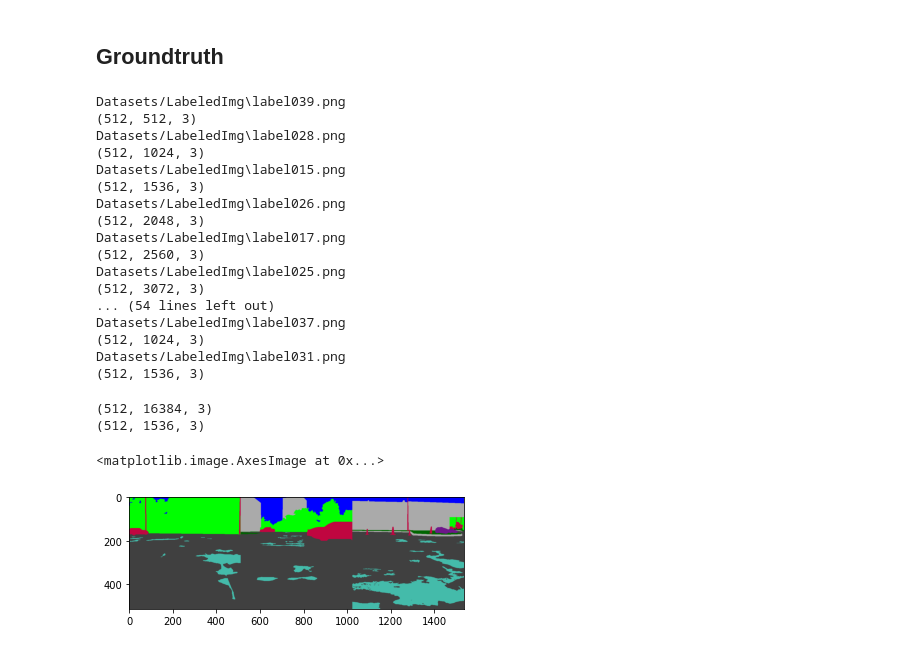
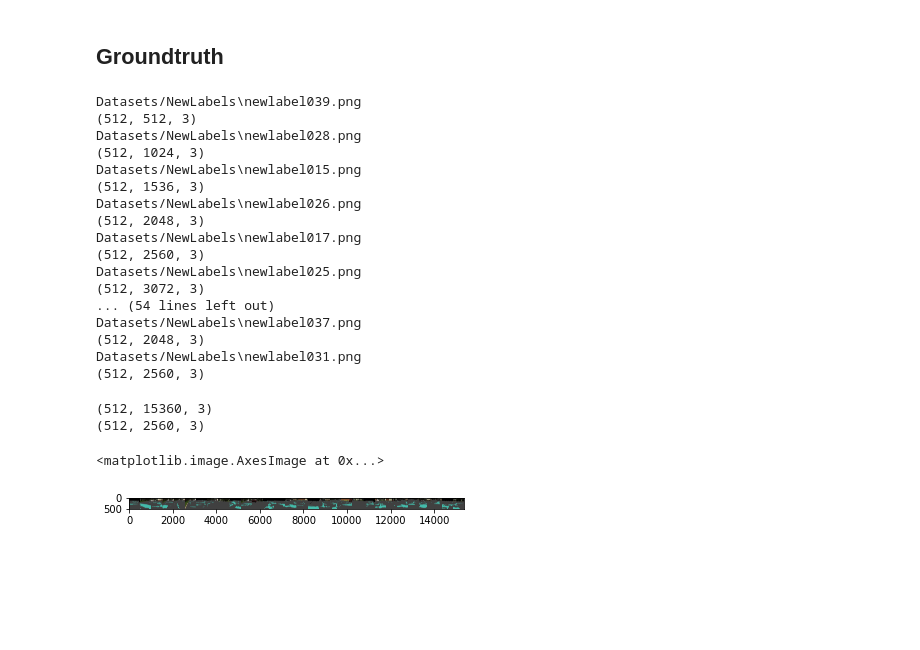
Before and after one commit to Avic3nna/DeepHyperX-MV2021, a Jupyter notebook: concat_all.ipynb, the cells around one changed output. Saved outputs shown, nothing was run; the diff lists cells and outputs as text; code cells hidden in the pictures; blank space fills up the shorter version.

```diff
--- a/concat_all.ipynb
+++ b/concat_all.ipynb
@@ -52,12 +52,12 @@ import random
 import os
 import glob
 
-
-label_folder = 'Datasets/LabeledImg/*.png'
+print(os.getcwd())
+label_folder = 'Datasets/NewLabels/*.png'
 hsi_folder = 'Datasets/WATER_HSI/*.hdr'
 
-labels = glob.glob(label_folder)
-train = glob.glob(hsi_folder)
+labels = (glob.glob(label_folder))
+train = (glob.glob(hsi_folder))
 print(labels[0:4])
 print(train[0:4])
 
@@ -81,7 +82,7 @@ import matplotlib.pyplot as plt
 import os
 
 hsi_folder = 'Datasets/WATER_HSI/'
-max_train = 32
+max_train = 30
 arr_mix_train = 0
 arr_mix_test = 0
 i = 0
@@ -103,6 +104,7 @@ for file in train:
         else:
             arr_mix_train = np.concatenate((arr_mix_train, arr), axis = 1)
             print(arr_mix_train.shape)
+
         i += 1
 # %% [output]
 Datasets/WATER_HSI\REFLECTANCE_2021-09-12_039.hdr
@@ -178,8 +168,8 @@ import os
 import glob
 
 
-label_folder = 'Datasets/WATER_HSI/LabeledImg'
-max_train = 32
+label_folder = 'Datasets/WATER_HSI/NewLabels'
+max_train = 30
 gt_mix_train = 0
 gt_mix_test = 0
 i = 0
@@ -202,34 +192,35 @@ for file in labels:
             gt_mix_train = np.concatenate((gt_mix_train, gt), axis = 1)
             print(gt_mix_train.shape)
 
+
         i += 1
 # %% [output]
-Datasets/LabeledImg\label039.png
+Datasets/NewLabels\newlabel039.png
 (512, 512, 3)
-Datasets/LabeledImg\label028.png
+Datasets/NewLabels\newlabel028.png
 (512, 1024, 3)
-Datasets/LabeledImg\label015.png
+Datasets/NewLabels\newlabel015.png
 (512, 1536, 3)
-Datasets/LabeledImg\label026.png
+Datasets/NewLabels\newlabel026.png
 (512, 2048, 3)
-Datasets/LabeledImg\label017.png
+Datasets/NewLabels\newlabel017.png
 (512, 2560, 3)
-Datasets/LabeledImg\label025.png
+Datasets/NewLabels\newlabel025.png
 (512, 3072, 3)
 ... (54 lines left out)
-Datasets/LabeledImg\label037.png
-(512, 1024, 3)
-Datasets/LabeledImg\label031.png
-(512, 1536, 3)
+Datasets/NewLabels\newlabel037.png
+(512, 2048, 3)
+Datasets/NewLabels\newlabel031.png
+(512, 2560, 3)
 # %%
 print(gt_mix_train.shape)
 print(gt_mix_test.shape)
-plt.imshow(gt_mix_test)
+plt.imshow(gt_mix_train)
 # %% [output]
-(512, 16384, 3)
-(512, 1536, 3)
+(512, 15360, 3)
+(512, 2560, 3)
 <matplotlib.image.AxesImage at 0x...>
-[figure, old version]
+[figure, new version]
 # %%
 from PIL import Image
 
```
Also changed, not shown: parts of 13 cells of this notebook, 2 other files.
